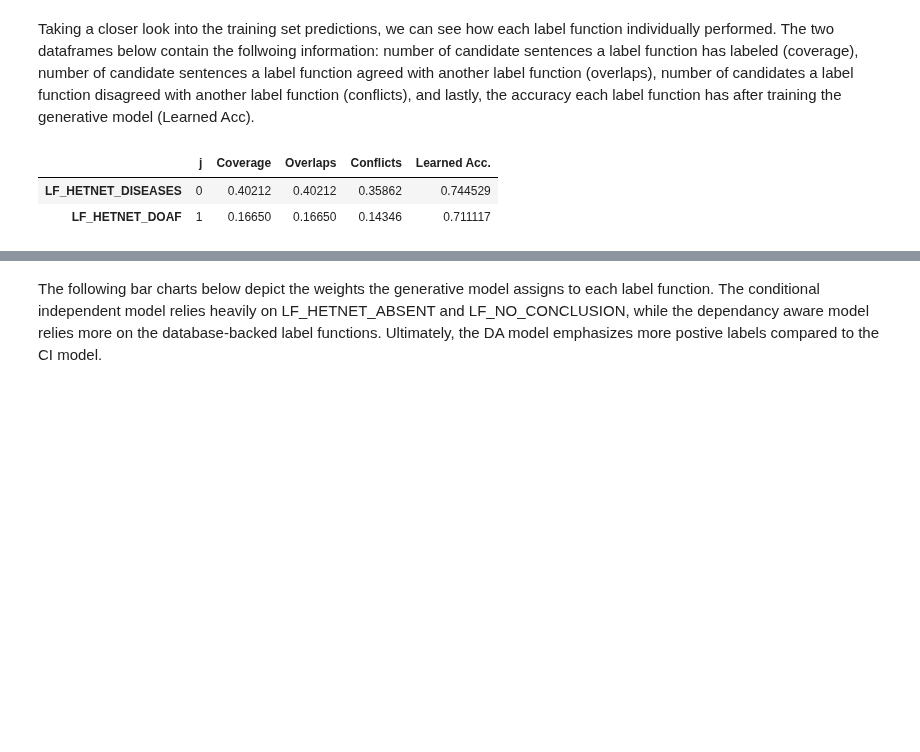
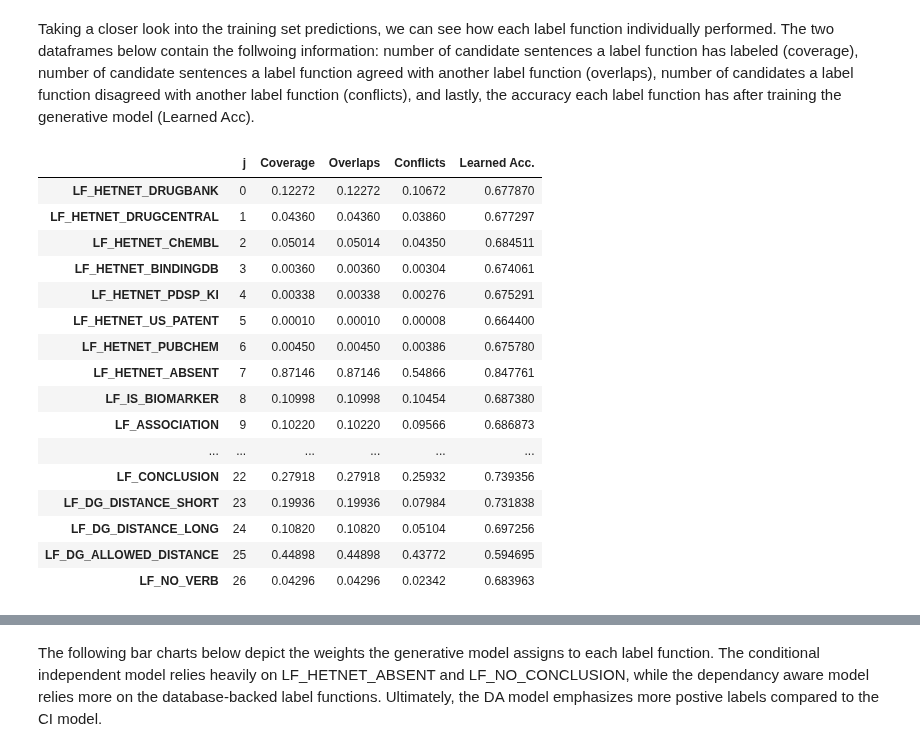
Before and after one commit to greenelab/snorkeling, a Jupyter notebook: All_Relationships/3.model-label-functions.ipynb, the cells around one changed output, grey strips where cells are left out. Saved outputs shown, nothing was run; the diff lists cells and outputs as text; code cells hidden in the pictures; blank space fills up the shorter version.

```diff
--- a/All_Relationships/3.model-label-functions.ipynb
+++ b/All_Relationships/3.model-label-functions.ipynb
@@ -66,6 +66,6 @@ This code will load the corresponding label matricies that were generated in the
 |L_dev|10,000|Randomly sampled from our 700,000 dev set. Only 200 have been hand labeled|
 |L_train_labeled|919|Have been hand labled from training set and is separate from (L_train).|
 # %%
-train_candidate_ids = np.loadtxt('data/labeled_candidates.txt').astype(int).tolist()
+train_candidate_ids = np.loadtxt('data/compound_gene/labeled_candidates.txt').astype(int).tolist()
 train_candidate_ids[0:10]
 # %% [output]
@@ -209,11 +203,25 @@ plt.show()
 Taking a closer look into the training set predictions, we can see how each label function individually performed. The two dataframes below contain the follwoing information: number of candidate sentences a label function has labeled (coverage), number of candidate sentences a label function agreed with another label function (overlaps), number of candidates a label function disagreed with another label function (conflicts), and lastly, the accuracy each label function has after training the generative model (Learned Acc).
 # %%
 indep_results_df = L_train.lf_stats(session, est_accs=indep_learned_stats_df['Accuracy'])
-indep_results_df.head(2)
+indep_results_df
 # %% [output]
 |  | j | Coverage | Overlaps | Conflicts | Learned Acc. |
-| LF_HETNET_DISEASES | 0 | 0.40212 | 0.40212 | 0.35862 | 0.744529 |
-| LF_HETNET_DOAF | 1 | 0.16650 | 0.16650 | 0.14346 | 0.711117 |
+| LF_HETNET_DRUGBANK | 0 | 0.12272 | 0.12272 | 0.10672 | 0.677870 |
+| LF_HETNET_DRUGCENTRAL | 1 | 0.04360 | 0.04360 | 0.03860 | 0.677297 |
+| LF_HETNET_ChEMBL | 2 | 0.05014 | 0.05014 | 0.04350 | 0.684511 |
+| LF_HETNET_BINDINGDB | 3 | 0.00360 | 0.00360 | 0.00304 | 0.674061 |
+| LF_HETNET_PDSP_KI | 4 | 0.00338 | 0.00338 | 0.00276 | 0.675291 |
+| LF_HETNET_US_PATENT | 5 | 0.00010 | 0.00010 | 0.00008 | 0.664400 |
+| LF_HETNET_PUBCHEM | 6 | 0.00450 | 0.00450 | 0.00386 | 0.675780 |
+| LF_HETNET_ABSENT | 7 | 0.87146 | 0.87146 | 0.54866 | 0.847761 |
+| LF_IS_BIOMARKER | 8 | 0.10998 | 0.10998 | 0.10454 | 0.687380 |
+| LF_ASSOCIATION | 9 | 0.10220 | 0.10220 | 0.09566 | 0.686873 |
+| ... | ... | ... | ... | ... | ... |
+| LF_CONCLUSION | 22 | 0.27918 | 0.27918 | 0.25932 | 0.739356 |
+| LF_DG_DISTANCE_SHORT | 23 | 0.19936 | 0.19936 | 0.07984 | 0.731838 |
+| LF_DG_DISTANCE_LONG | 24 | 0.10820 | 0.10820 | 0.05104 | 0.697256 |
+| LF_DG_ALLOWED_DISTANCE | 25 | 0.44898 | 0.44898 | 0.43772 | 0.594695 |
+| LF_NO_VERB | 26 | 0.04296 | 0.04296 | 0.02342 | 0.683963 |
 # %%
 results_df = L_train.lf_stats(session, est_accs=learned_stats_df['Accuracy'])
 results_df
```
Also changed, not shown: parts of 34 cells of this notebook, 2 other files.
